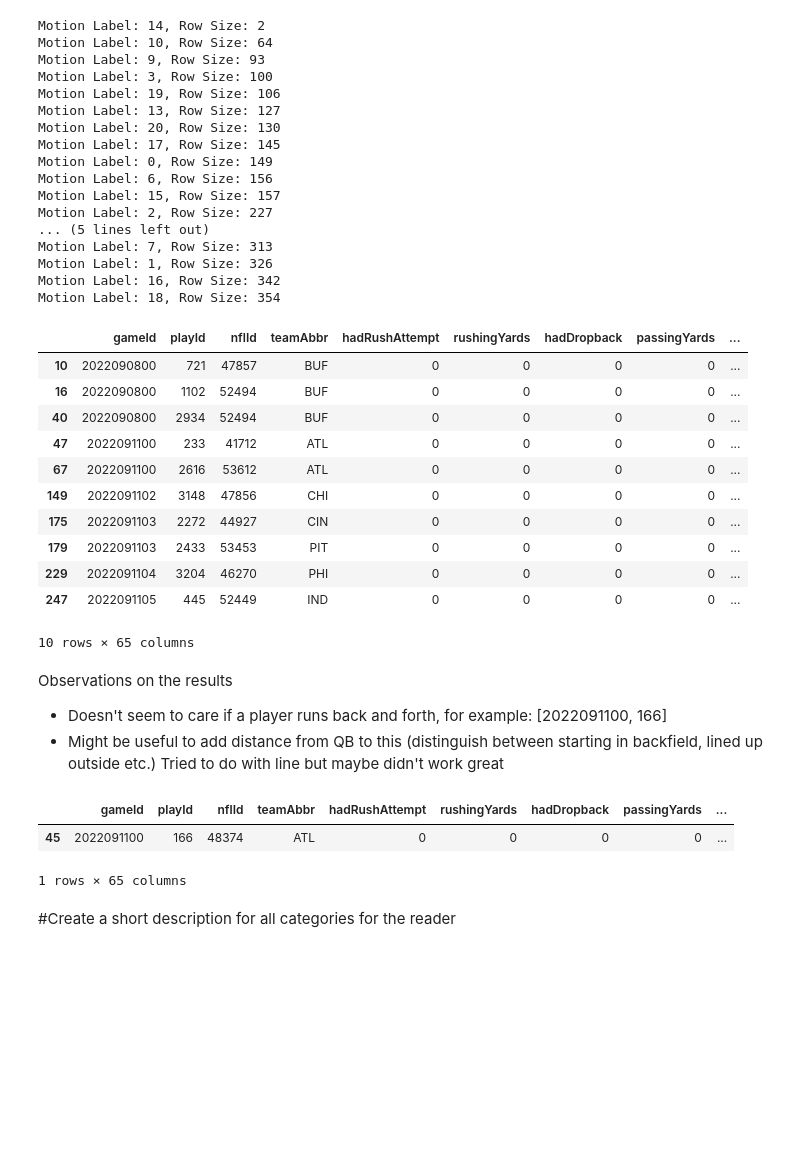
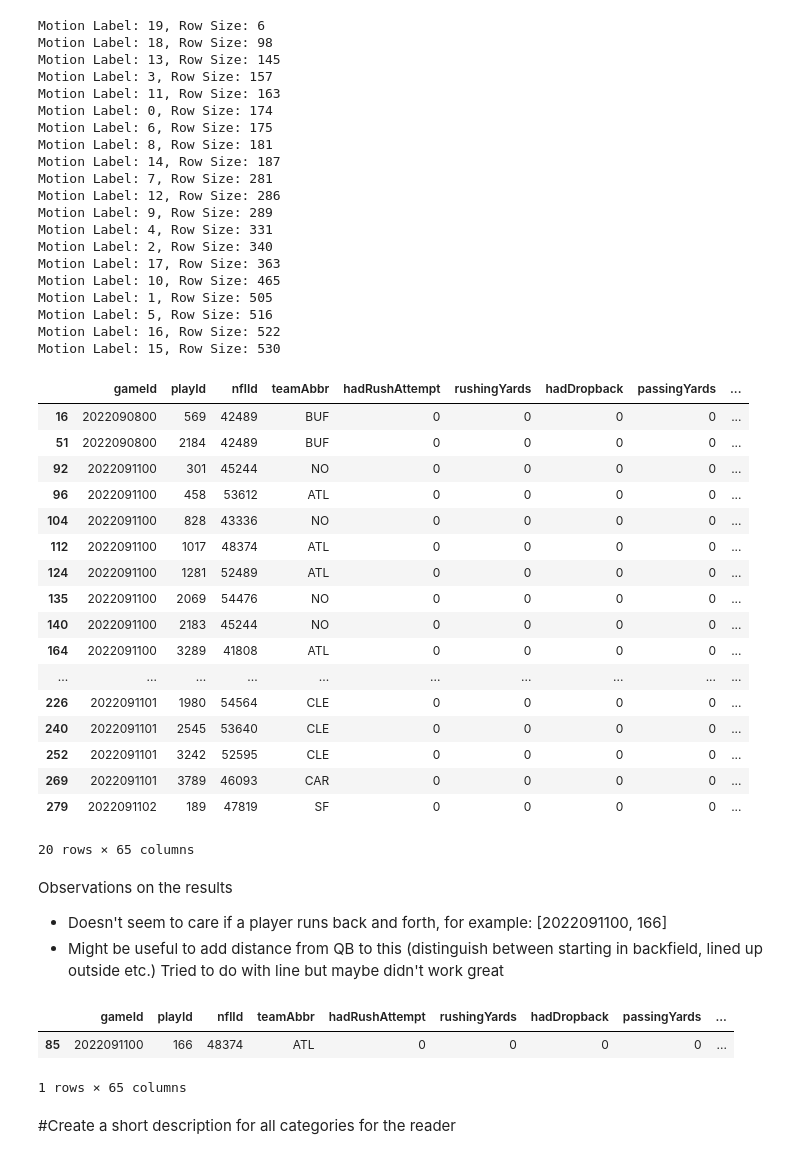
Before and after one commit to etienne-busnel/NFL-Big-Data-Bowl-2025, a Jupyter notebook: Motion_Classification.ipynb, the cells around one changed output. Cells and saved outputs as stored; diff of their text form; code cells hidden in the pictures; blank space fills up the shorter version.

```diff
--- a/Motion_Classification.ipynb
+++ b/Motion_Classification.ipynb
@@ -29,7 +31,7 @@ df_motion_scaled = scaler.transform(df_motion)
 # %%
 #PCA
 from sklearn.decomposition import PCA
-pca = PCA(n_components=4)
+pca = PCA(n_components=5, random_state=42)
 # %%
 pca.fit(df_motion_scaled)
 # %% [output]
@@ -117,6 +120,6 @@ Returning the number of logical cores instead. You can silence this warning by s
 # %%
-#use n=21 based on this
-kmeans = KMeans(n_clusters=21, random_state=42)  # Adjust clusters as needed
+#use n=15 based on this
+kmeans = KMeans(n_clusters=20, random_state=42)  # Adjust clusters as needed
 labels = kmeans.fit_predict(x_pca)
 # %%
 kmeans.labels_
@@ -151,39 +154,51 @@ for label, size in sorted(row_sizes.items(), key=lambda item: item[1]):
 
 ##CHECK THE MOTIONS WITH ONLY 2 IN THE GROUP, LIKELY OUTLIERS THAT CAN BE CUT
 # %% [output]
-Motion Label: 14, Row Size: 2
-Motion Label: 10, Row Size: 64
-Motion Label: 9, Row Size: 93
-Motion Label: 3, Row Size: 100
-Motion Label: 19, Row Size: 106
-Motion Label: 13, Row Size: 127
-Motion Label: 20, Row Size: 130
-Motion Label: 17, Row Size: 145
-Motion Label: 0, Row Size: 149
-Motion Label: 6, Row Size: 156
-Motion Label: 15, Row Size: 157
-Motion Label: 2, Row Size: 227
-... (5 lines left out)
-Motion Label: 7, Row Size: 313
-Motion Label: 1, Row Size: 326
-Motion Label: 16, Row Size: 342
-Motion Label: 18, Row Size: 354
+Motion Label: 19, Row Size: 6
+Motion Label: 18, Row Size: 98
+Motion Label: 13, Row Size: 145
+Motion Label: 3, Row Size: 157
+Motion Label: 11, Row Size: 163
+Motion Label: 0, Row Size: 174
+Motion Label: 6, Row Size: 175
+Motion Label: 8, Row Size: 181
+Motion Label: 14, Row Size: 187
+Motion Label: 7, Row Size: 281
+Motion Label: 12, Row Size: 286
+Motion Label: 9, Row Size: 289
+Motion Label: 4, Row Size: 331
+Motion Label: 2, Row Size: 340
+Motion Label: 17, Row Size: 363
+Motion Label: 10, Row Size: 465
+Motion Label: 1, Row Size: 505
+Motion Label: 5, Row Size: 516
+Motion Label: 16, Row Size: 522
+Motion Label: 15, Row Size: 530
 # %%
 #example
-motion_label_dfs[3][:10]
+
+motion_category = 10
+
+motion_label_dfs[motion_category][:20]
 # %% [output]
 |  | gameId | playId | nflId | teamAbbr | hadRushAttempt | rushingYards | hadDropback | passingYards | ... |
-| 10 | 2022090800 | 721 | 47857 | BUF | 0 | 0 | 0 | 0 | ... |
-| 16 | 2022090800 | 1102 | 52494 | BUF | 0 | 0 | 0 | 0 | ... |
-| 40 | 2022090800 | 2934 | 52494 | BUF | 0 | 0 | 0 | 0 | ... |
-| 47 | 2022091100 | 233 | 41712 | ATL | 0 | 0 | 0 | 0 | ... |
-| 67 | 2022091100 | 2616 | 53612 | ATL | 0 | 0 | 0 | 0 | ... |
-| 149 | 2022091102 | 3148 | 47856 | CHI | 0 | 0 | 0 | 0 | ... |
-| 175 | 2022091103 | 2272 | 44927 | CIN | 0 | 0 | 0 | 0 | ... |
-| 179 | 2022091103 | 2433 | 53453 | PIT | 0 | 0 | 0 | 0 | ... |
-| 229 | 2022091104 | 3204 | 46270 | PHI | 0 | 0 | 0 | 0 | ... |
-| 247 | 2022091105 | 445 | 52449 | IND | 0 | 0 | 0 | 0 | ... |
+| 16 | 2022090800 | 569 | 42489 | BUF | 0 | 0 | 0 | 0 | ... |
+| 51 | 2022090800 | 2184 | 42489 | BUF | 0 | 0 | 0 | 0 | ... |
+| 92 | 2022091100 | 301 | 45244 | NO | 0 | 0 | 0 | 0 | ... |
+| 96 | 2022091100 | 458 | 53612 | ATL | 0 | 0 | 0 | 0 | ... |
+| 104 | 2022091100 | 828 | 43336 | NO | 0 | 0 | 0 | 0 | ... |
+| 112 | 2022091100 | 1017 | 48374 | ATL | 0 | 0 | 0 | 0 | ... |
+| 124 | 2022091100 | 1281 | 52489 | ATL | 0 | 0 | 0 | 0 | ... |
+| 135 | 2022091100 | 2069 | 54476 | NO | 0 | 0 | 0 | 0 | ... |
+| 140 | 2022091100 | 2183 | 45244 | NO | 0 | 0 | 0 | 0 | ... |
+| 164 | 2022091100 | 3289 | 41808 | ATL | 0 | 0 | 0 | 0 | ... |
+| ... | ... | ... | ... | ... | ... | ... | ... | ... | ... |
+| 226 | 2022091101 | 1980 | 54564 | CLE | 0 | 0 | 0 | 0 | ... |
+| 240 | 2022091101 | 2545 | 53640 | CLE | 0 | 0 | 0 | 0 | ... |
+| 252 | 2022091101 | 3242 | 52595 | CLE | 0 | 0 | 0 | 0 | ... |
+| 269 | 2022091101 | 3789 | 46093 | CAR | 0 | 0 | 0 | 0 | ... |
+| 279 | 2022091102 | 189 | 47819 | SF | 0 | 0 | 0 | 0 | ... |
-10 rows × 65 columns
+20 rows × 65 columns
 # %% [markdown]
 Observations on the results
 - Doesn't seem to care if a player runs back and forth, for example: [2022091100, 166]
@@ -192,7 +207,7 @@ Observations on the results
 df_player_play_motion[(df_player_play_motion['gameId'] == 2022091100) & (df_player_play_motion['playId'] == 166)]
 # %% [output]
 |  | gameId | playId | nflId | teamAbbr | hadRushAttempt | rushingYards | hadDropback | passingYards | ... |
-| 45 | 2022091100 | 166 | 48374 | ATL | 0 | 0 | 0 | 0 | ... |
+| 85 | 2022091100 | 166 | 48374 | ATL | 0 | 0 | 0 | 0 | ... |
 1 rows × 65 columns
 # %%
 #Export labels for every motion
```
Also changed, not shown: parts of 9 cells of this notebook, 5 other files.
